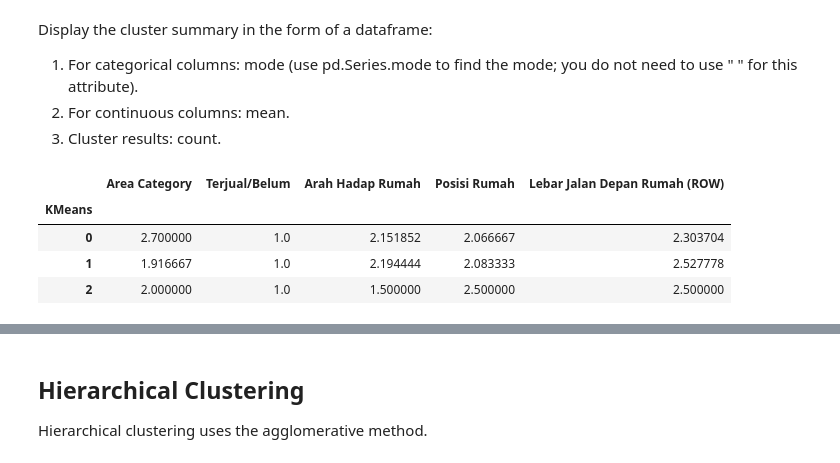
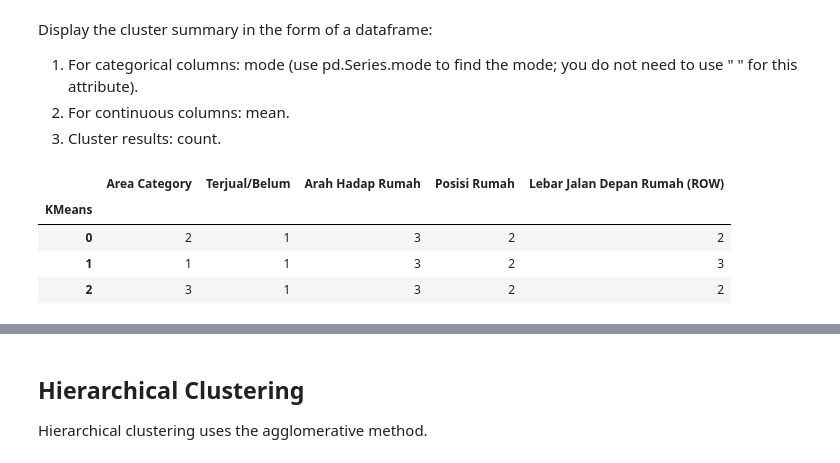
Before and after one commit to Rosdiana13/Week9_DM, a Jupyter notebook: Exercise Week 9 Hierarchical Clustering.ipynb, the cells around one changed output, grey strips where cells are left out. Cells and saved outputs as stored; diff of their text form; code cells hidden in the pictures.

```diff
--- a/Exercise Week 9 Hierarchical Clustering.ipynb
+++ b/Exercise Week 9 Hierarchical Clustering.ipynb
@@ -322,16 +322,16 @@ Display the cluster summary in the form of a dataframe:
 3. Cluster results: count.
 # %%
 cluster_summary = df.groupby('KMeans').agg({
-    'Area Category': 'mean',
-    'Terjual/Belum': 'mean',
-    'Arah Hadap Rumah': 'mean',
-    'Posisi Rumah': 'mean',
-    'Lebar Jalan Depan Rumah (ROW)': 'mean'
+    'Area Category': pd.Series.mode,
+    'Terjual/Belum': pd.Series.mode,
+    'Arah Hadap Rumah': pd.Series.mode,
+    'Posisi Rumah': pd.Series.mode,
+    'Lebar Jalan Depan Rumah (ROW)': pd.Series.mode
 })
 cluster_summary
 # %% [output]
 |  | Area Category | Terjual/Belum | Arah Hadap Rumah | Posisi Rumah | Lebar Jalan Depan Rumah (ROW) |
 | KMeans |  |  |  |  |  |
-| 0 | 2.700000 | 1.0 | 2.151852 | 2.066667 | 2.303704 |
-| 1 | 1.916667 | 1.0 | 2.194444 | 2.083333 | 2.527778 |
-| 2 | 2.000000 | 1.0 | 1.500000 | 2.500000 | 2.500000 |
+| 0 | 2 | 1 | 3 | 2 | 2 |
+| 1 | 1 | 1 | 3 | 2 | 3 |
+| 2 | 3 | 1 | 3 | 2 | 2 |
```
Also changed, not shown: parts of 11 cells of this notebook.
